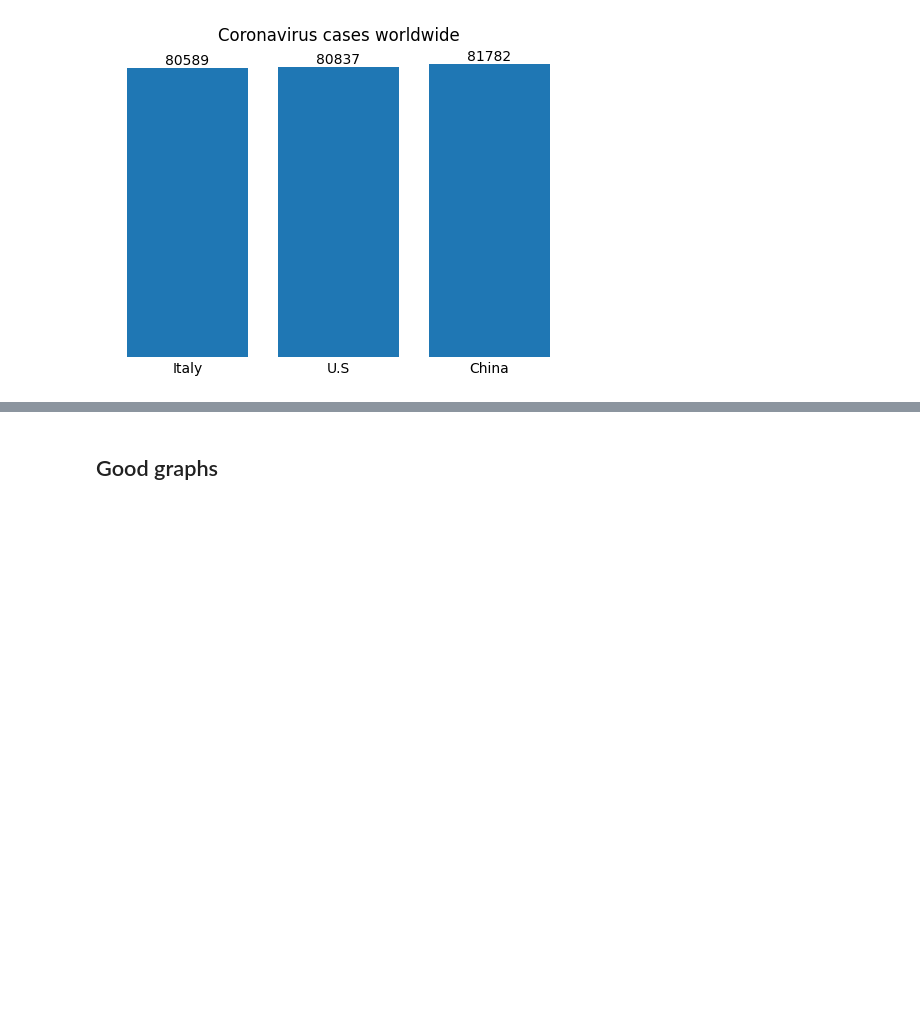
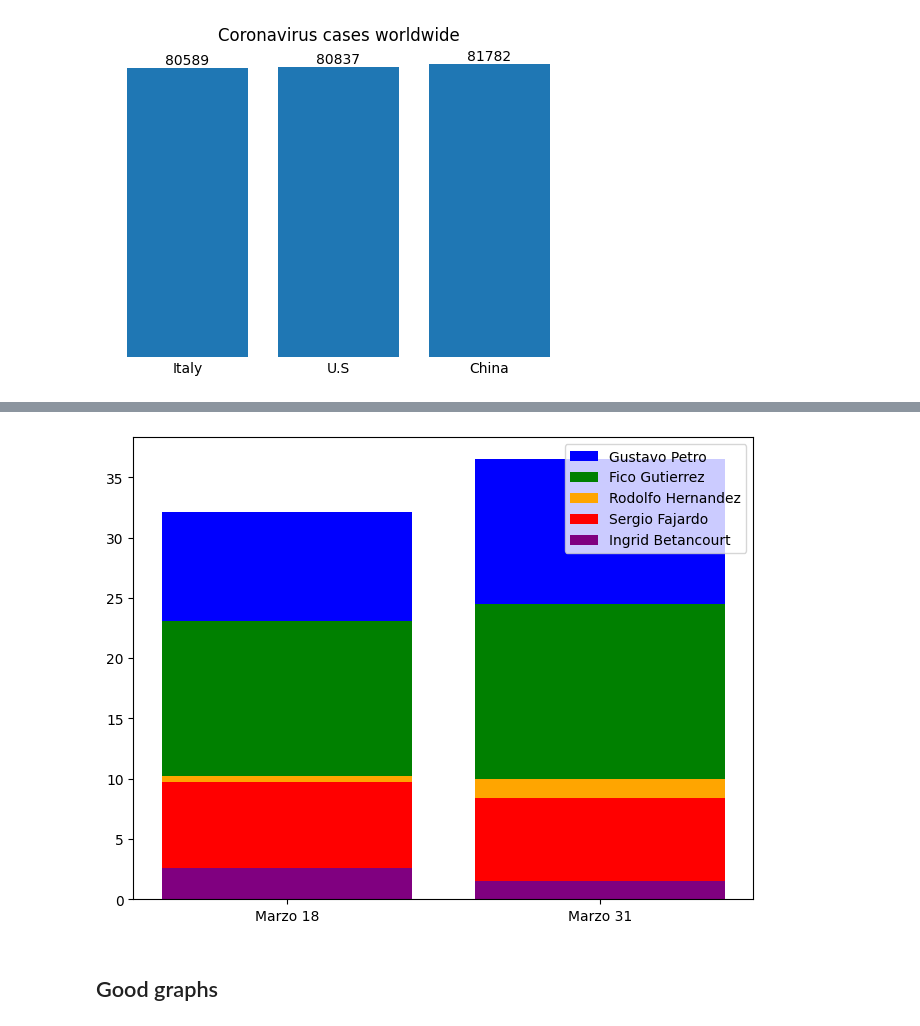
Before and after one commit to yninom/VISUALIZATION, a Jupyter notebook: visualization.ipynb, the cells around one changed output, grey strips where cells are left out. Saved outputs shown, nothing was run; the diff lists cells and outputs as text; code cells hidden in the pictures; blank space fills up the shorter version.

```diff
--- a/visualization.ipynb
+++ b/visualization.ipynb
@@ -113,3 +146,31 @@ plt.show()
+# %%
+import matplotlib.pyplot as plt
+
+# Datos
+x = ["Marzo 18", "Marzo 31"]
+y1 = [32.1, 36.5]
+y2 = [23.1, 24.5]
+y3 = [10.2, 10.0]
+y4 = [9.7, 8.4]
+y5 = [2.6, 1.5]
+
+# Ajustar tamaño de la figura
+plt.figure(figsize=(8,6))
+
+# Trazar cada conjunto de valores con un color diferente
+plt.bar(x, y1, color='blue')
+plt.bar(x, y2, color='green')
+plt.bar(x, y3, color='orange')
+plt.bar(x, y4, color='red')
+plt.bar(x, y5, color='purple')
+
+# Agregar leyenda para cada conjunto de valores
+plt.legend(['Gustavo Petro', 'Fico Gutierrez', 'Rodolfo Hernandez', 'Sergio Fajardo', 'Ingrid Betancourt'])
+
+# Mostrar el gráfico
+plt.show()
+# %% [output]
+[figure, added]
 # %% [markdown]
 ## Good graphs
 # %% [markdown]
```
Also changed, not shown: parts of 4 cells of this notebook.
